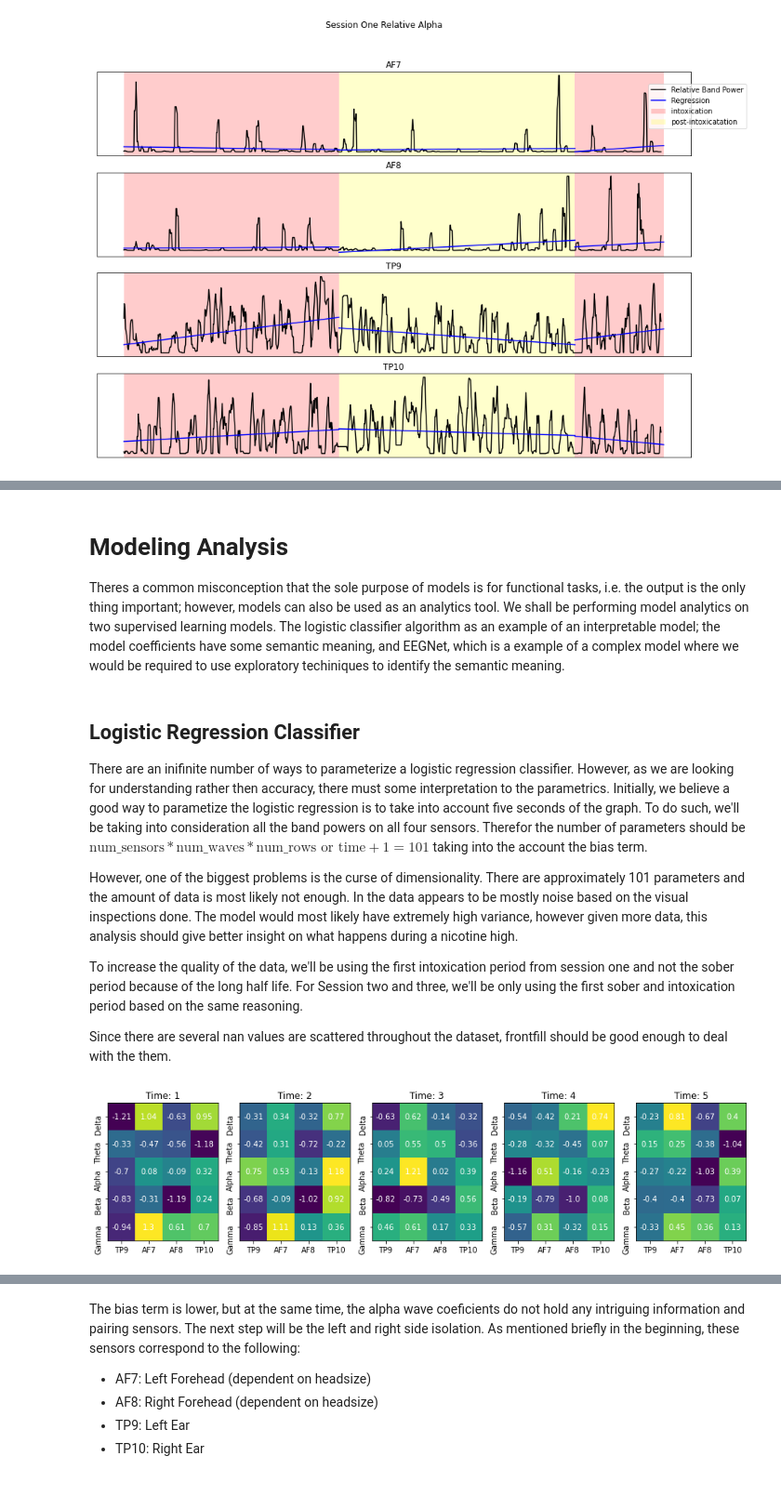
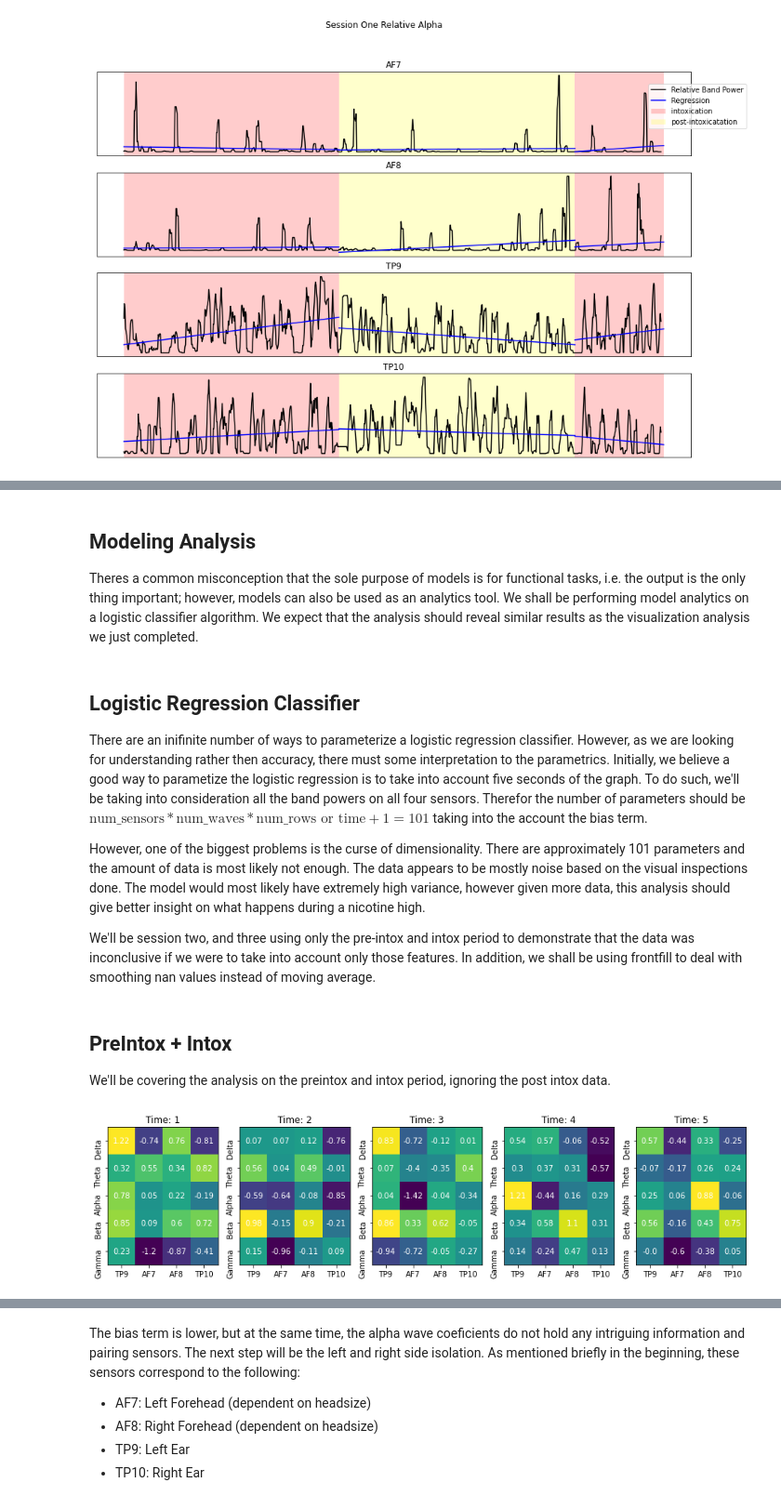
Before and after one commit to Nlin2/cogs189_project, a Jupyter notebook: src/Report.ipynb, the cells around one changed output, grey strips where cells are left out. Shown at 93% size. Drawn from its saved outputs; the diff is of its cells as text; code cells hidden in the pictures.

```diff
--- a/src/Report.ipynb
+++ b/src/Report.ipynb
@@ -421,20 +492,22 @@ For each of the sessions, the absolute band power does see a general trend in an
 # %% [markdown]
-# Modeling Analysis
+## Modeling Analysis
 
-Theres a common misconception that the sole purpose of models is for functional tasks, i.e. the output is the only thing important; however, models can also be used as an analytics tool. We shall be performing model analytics on two supervised learning models. The logistic classifier algorithm as an example of an interpretable model; the model coefficients have some semantic meaning, and EEGNet, which is a example of a complex model where we would be required to use exploratory techiniques to identify the semantic meaning.
+Theres a common misconception that the sole purpose of models is for functional tasks, i.e. the output is the only thing important; however, models can also be used as an analytics tool. We shall be performing model analytics on a logistic classifier algorithm. We expect that the analysis should reveal similar results as the visualization analysis we just completed.
 # %% [markdown]
 ## Logistic Regression Classifier
 
 There are an inifinite number of ways to parameterize a logistic regression classifier. However, as we are looking for understanding rather then accuracy, there must some interpretation to the parametrics. Initially, we believe a good way to parametize the logistic regression is to take into account five seconds of the graph. To do such, we'll be taking into consideration all the band powers on all four sensors. Therefor the number of parameters should be $\text{num_sensors} * \text{num_waves} * \text{num_rows or time} + 1=101$ taking into the account the bias term.
 
-However, one of the biggest problems is the curse of dimensionality. There are approximately 101 parameters and the amount of data is most likely not enough. In the data appears to be mostly noise based on the visual inspections done. The model would most likely have extremely high variance, however given more data, this analysis should give better insight on what happens during a nicotine high.
+However, one of the biggest problems is the curse of dimensionality. There are approximately 101 parameters and the amount of data is most likely not enough. The data appears to be mostly noise based on the visual inspections done. The model would most likely have extremely high variance, however given more data, this analysis should give better insight on what happens during a nicotine high.
 
-To increase the quality of the data, we'll be using the first intoxication period from session one and not the sober period because of the long half life. For Session two and three, we'll be only using the first sober and intoxication period based on the same reasoning.
-
-Since there are several nan values are scattered throughout the dataset, frontfill should be good enough to deal with the them.
+We'll be session two, and three using only the pre-intox and intox period to demonstrate that the data was inconclusive if we were to take into account only those features. In addition, we shall be using frontfill to deal with smoothing nan values instead of moving average.
 # %%
-def conversion_X(X:np.array, seconds:int, feature_space: list) -> np.array:
+def conversion_X(X:pd.DataFrame, seconds:int, feature_space:list) -> np.array:
     """
+    @param X: contains 2 dimensional features
+    @param seconds: the number of seconds to take into account
+    @param feature_space: features from X to take account into
+
     combines temporal row data to contain temporal aspects by converting all of them features
     """
     shape = X[feature_space].shape
@@ -453,6 +526,7 @@ def coefficient_plot(data,
                      idx=['Delta', 'Theta', "Alpha", "Beta", "Gamma"],
                      cols=["TP9", "AF7", "AF8", "TP10"]):
     """
+    Creates a coeffiecient visual
     """
     # Data Preperation
     convertedX = [conversion_X(x, time_seq, feature_space) for x in data]
@@ -485,17 +559,20 @@ def coefficient_plot(data,
                 ax[i].text(k, j, round(df.iloc[j, k], 2), ha="center", va="center", color="w")
     plt.suptitle(titleName, y=.75)
     plt.show()
+# %% [markdown]
+## PreIntox + Intox
+We'll be covering the analysis on the preintox and intox period, ignoring the post intox data.
 # %%
-data = [ses1_X, ses2_X1, ses2_X2, ses3_X1, ses3_X2]
+data = [ses2_X1, ses2_X2, ses3_X1, ses3_X2]
 y_data = [-1, 1, -1, 1, -1]
 feature_space = ['Delta_TP9', 'Delta_AF7', 'Delta_AF8', 'Delta_TP10',
                 'Theta_TP9', 'Theta_AF7', 'Theta_AF8', 'Theta_TP10',
                 'Alpha_TP9', 'Alpha_AF7', 'Alpha_AF8', 'Alpha_TP10',
                 'Beta_TP9', 'Beta_AF7', 'Beta_AF8', 'Beta_TP10',
                 'Gamma_TP9', 'Gamma_AF7', 'Gamma_AF8', 'Gamma_TP10']
 idx = ['Delta', 'Theta', "Alpha", "Beta", "Gamma"]
 cols = ["TP9", "AF7", "AF8", "TP10"]
 coefficient_plot(data, y_data, feature_space, idx=idx, cols=cols)
 # %% [output]
-[figure, old version]
+[figure, new version]
 # %% [markdown]
```
Also changed, not shown: parts of 54 cells of this notebook, 2 other files.
